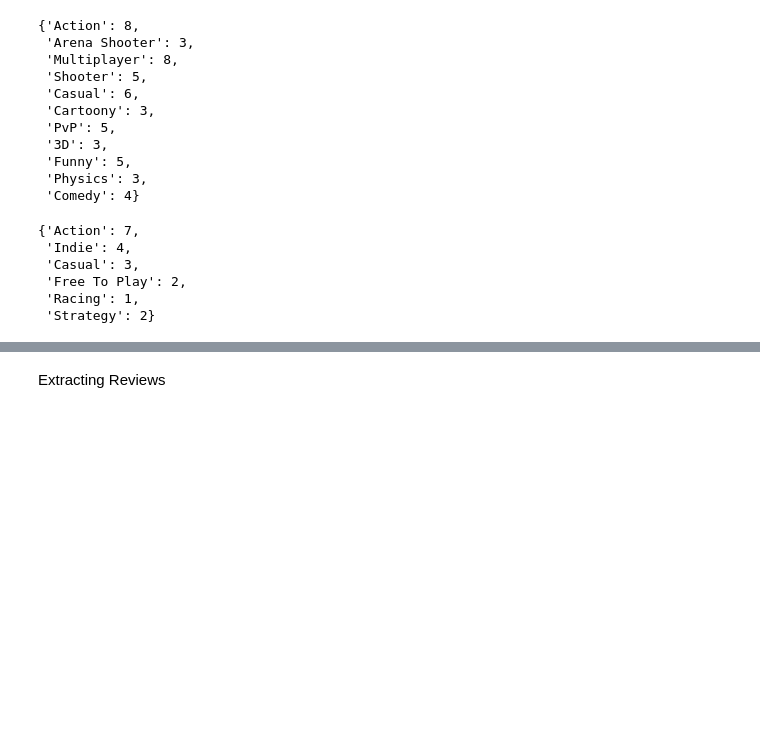
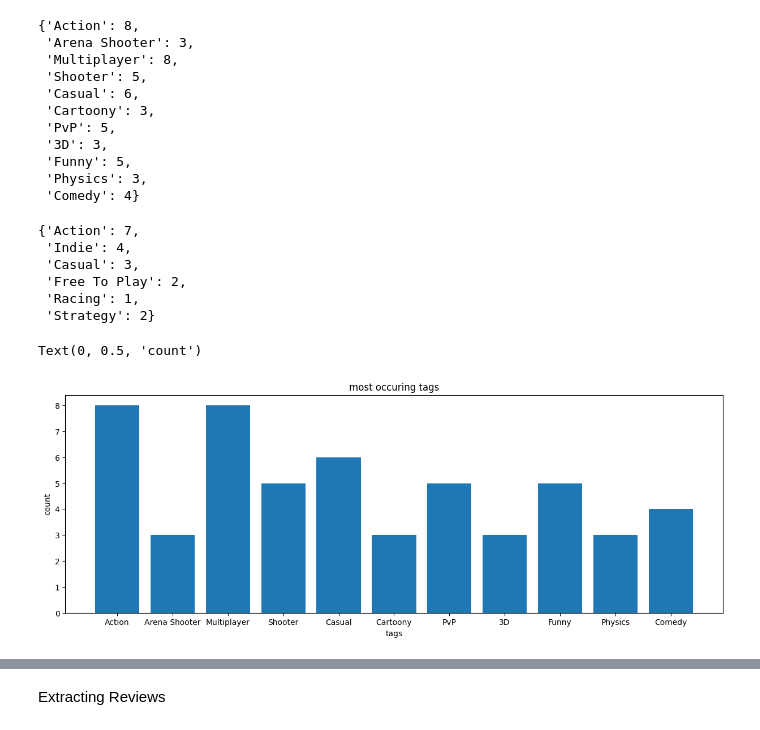
Before and after one commit to bluecoder777/Game-Promotion-Analysis, a Jupyter notebook: SteamGames.ipynb, the cells around one changed output, grey strips where cells are left out. Drawn from its saved outputs; the diff is of its cells as text; code cells hidden in the pictures; blank space fills up the shorter version.

Commit message:
Graphs added for most occuring tags and genres

```diff
--- a/SteamGames.ipynb
+++ b/SteamGames.ipynb
@@ -5,6 +5,13 @@ from selenium.webdriver.common.keys import Keys
 import time
 import pandas as pd
 import numpy as np
+import matplotlib.pyplot as plt
 
 # Set up the Selenium web driver (you'll need to download the appropriate driver, e.g., ChromeDriver)
-driver = webdriver.Chrome()
+#driver = webdriver.Chrome()
+
+games_list = ['Ratz Instagib','The Riflemen', 'Party Animals', 'Crab Game', 'Bopl Battle', 'Worms W.M.D', 'Worms Rumble', 'Worms_Ultimate_Mayhem']
+id_list = ['338170', '2022330', '1260320', '1782210', '1686940', '327030', '1186040', '70600']
+
+gamedf = pd.DataFrame({'title': games_list, 'id': id_list})
+gamedf
@@ -101,3 +118,12 @@ gendict
  'Free To Play': 2,
  'Racing': 1,
  'Strategy': 2}
+# %%
+fig = plt.figure(figsize = (15, 5))
+plt.bar(false_removed_tags.keys(), false_removed_tags.values())
+plt.title("most occuring tags")
+plt.xlabel("tags")
+plt.ylabel("count")
+# %% [output]
+Text(0, 0.5, 'count')
+[figure, added]
```
Also changed, not shown: parts of 3 cells of this notebook.
